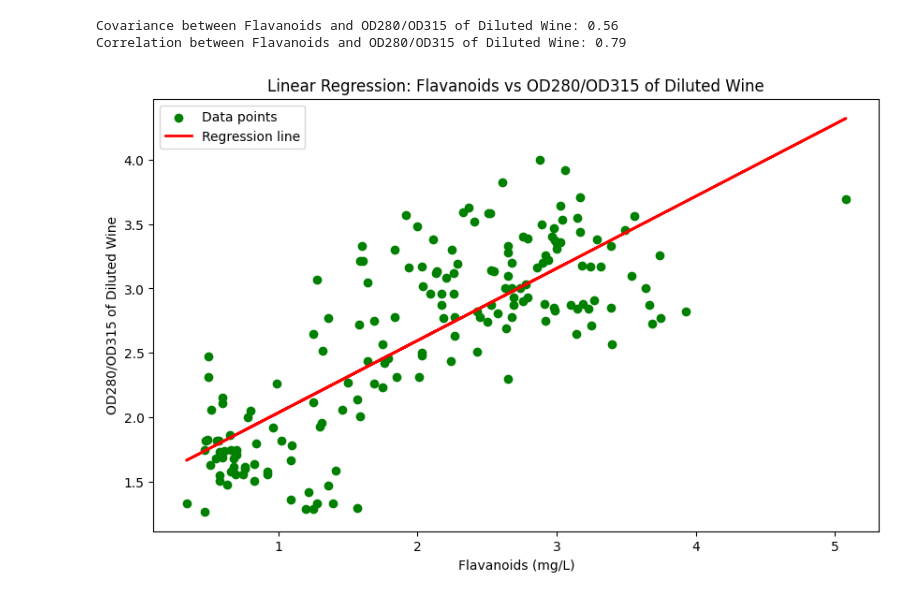
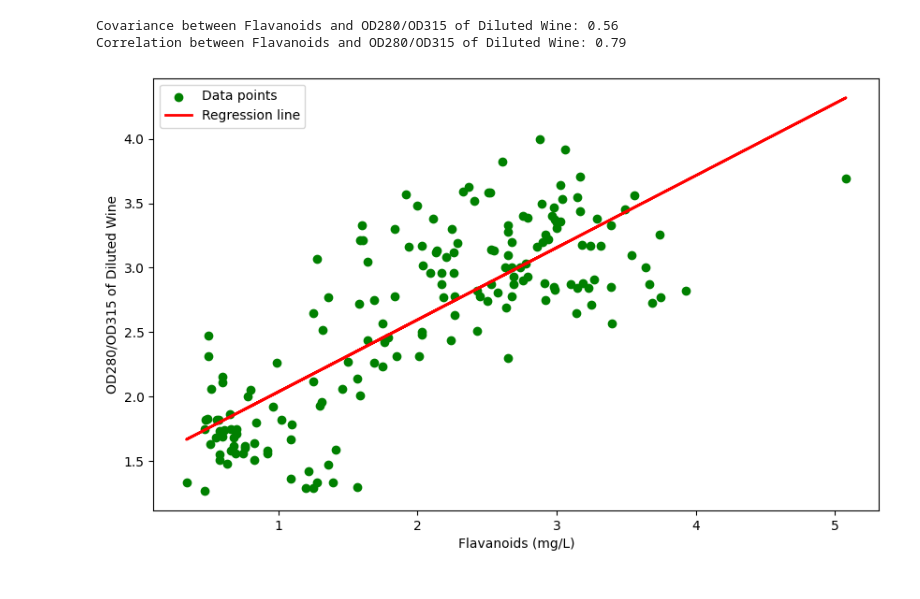
Before and after one commit to c4n4l3s/StatisticsProject, a Jupyter notebook: biAnalyFlav_vs_OD.ipynb, the cells around one changed output. Drawn from its saved outputs; the diff is of its cells as text; code cells hidden in the pictures.

```diff
--- a/biAnalyFlav_vs_OD.ipynb
+++ b/biAnalyFlav_vs_OD.ipynb
@@ -75,27 +75,26 @@ Correlation between Flavanoids and OD280/OD315 of Diluted Wine: 0.79
 # %%
 from sklearn.linear_model import LinearRegression
 
 # Define the model
 model = LinearRegression()
 
 # Reshape the data
 X = wineSelec['Flav'].values.reshape(-1, 1)
 y = wineSelec['OD'].values
 
 # Fit the model
 model.fit(X, y)
 
 # Predict the values
 y_pred = model.predict(X)
 
 # Plot the data and the regression line
 plt.figure(figsize=(10, 6))
 plt.scatter(wineSelec['Flav'], wineSelec['OD'], color='green', label='Data points')
 plt.plot(wineSelec['Flav'], y_pred, color='red', linewidth=2, label='Regression line')
 plt.xlabel('Flavanoids (mg/L)')
 plt.ylabel('OD280/OD315 of Diluted Wine')
-plt.title('Linear Regression: Flavanoids vs OD280/OD315 of Diluted Wine')
 plt.legend()
 plt.show()
 # %% [output]
-[figure, old version]
+[figure, new version]
```
Also changed, not shown: parts of 1 cell of this notebook, 3 other files.
